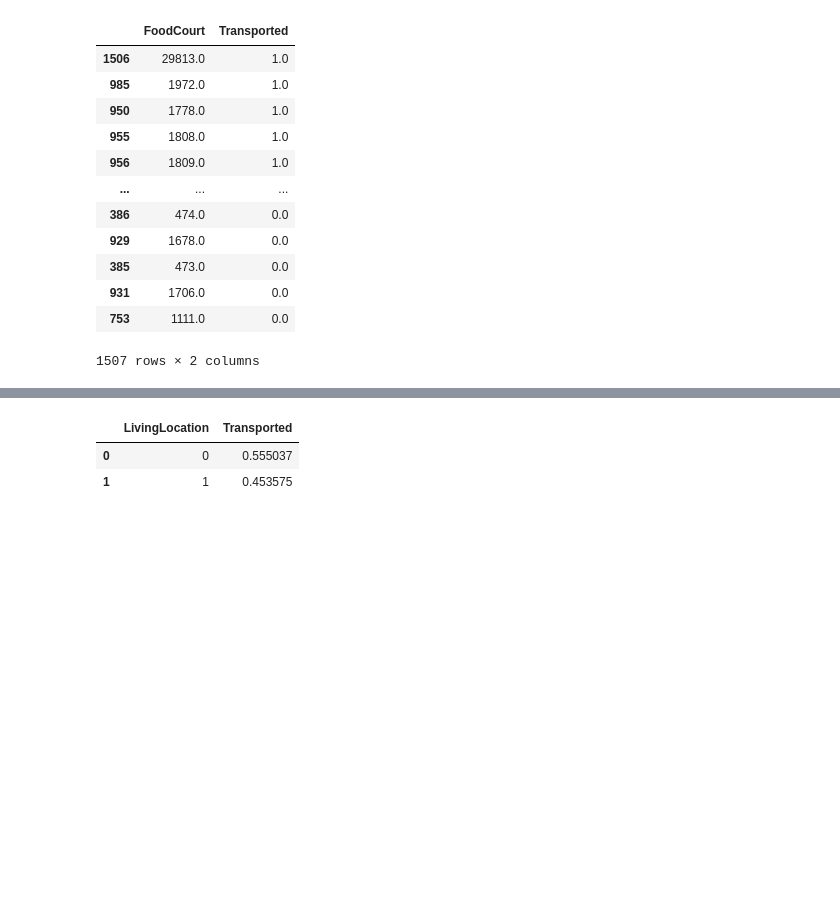
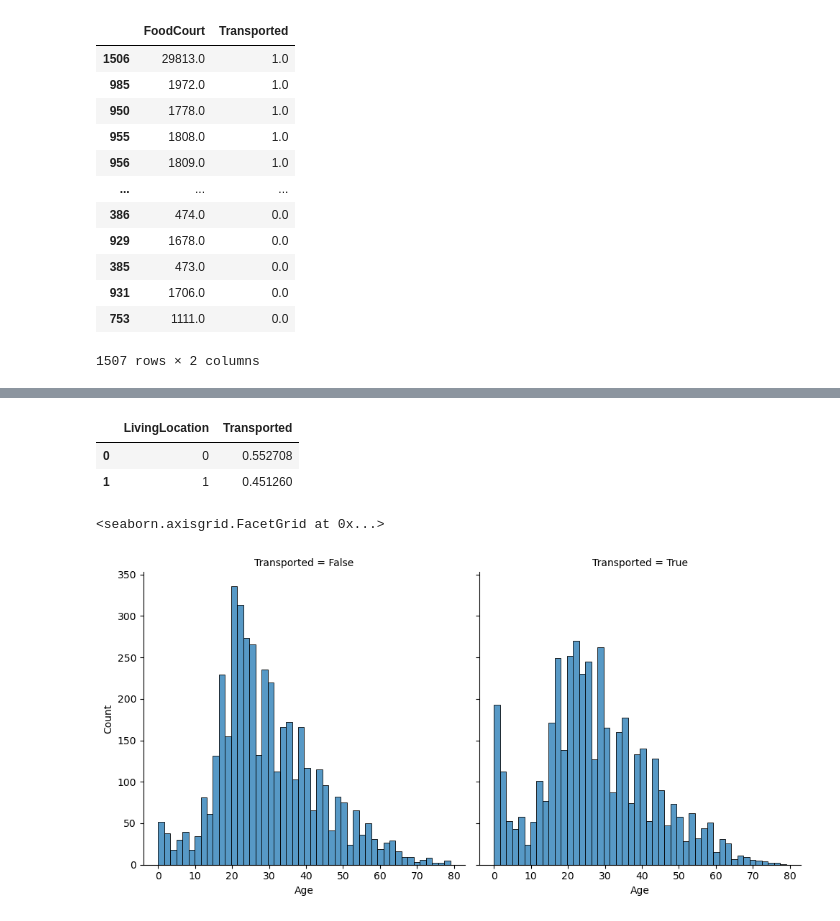
Before and after one commit to ehylam/spaceship-titanic, a Jupyter notebook: learn.ipynb, the cells around one changed output, grey strips where cells are left out. Cells and saved outputs as stored; diff of their text form; code cells hidden in the pictures; blank space fills up the shorter version.

```diff
--- a/learn.ipynb
+++ b/learn.ipynb
@@ -117,6 +116,11 @@ grid.add_legend()
-# %%
-train_df[['LivingLocation', 'Transported']].groupby(['LivingLocation'], as_index=False).mean().sort_values(by='Transported', ascending=False)
-# %% [output]
-|  | LivingLocation | Transported |
-| 0 | 0 | 0.555037 |
-| 1 | 1 | 0.453575 |
+# %%
+train_df[['LivingLocation', 'Transported']].groupby(['LivingLocation'], as_index=False).mean().sort_values(by='Transported', ascending=False)
+# %% [output]
+|  | LivingLocation | Transported |
+| 0 | 0 | 0.552708 |
+| 1 | 1 | 0.451260 |
+# %%
+sns.displot(train_df, x="Age", col="Transported")
+# %% [output]
+<seaborn.axisgrid.FacetGrid at 0x...>
+[figure, added]
```
Also changed, not shown: parts of 15 cells of this notebook, 1 other file.
